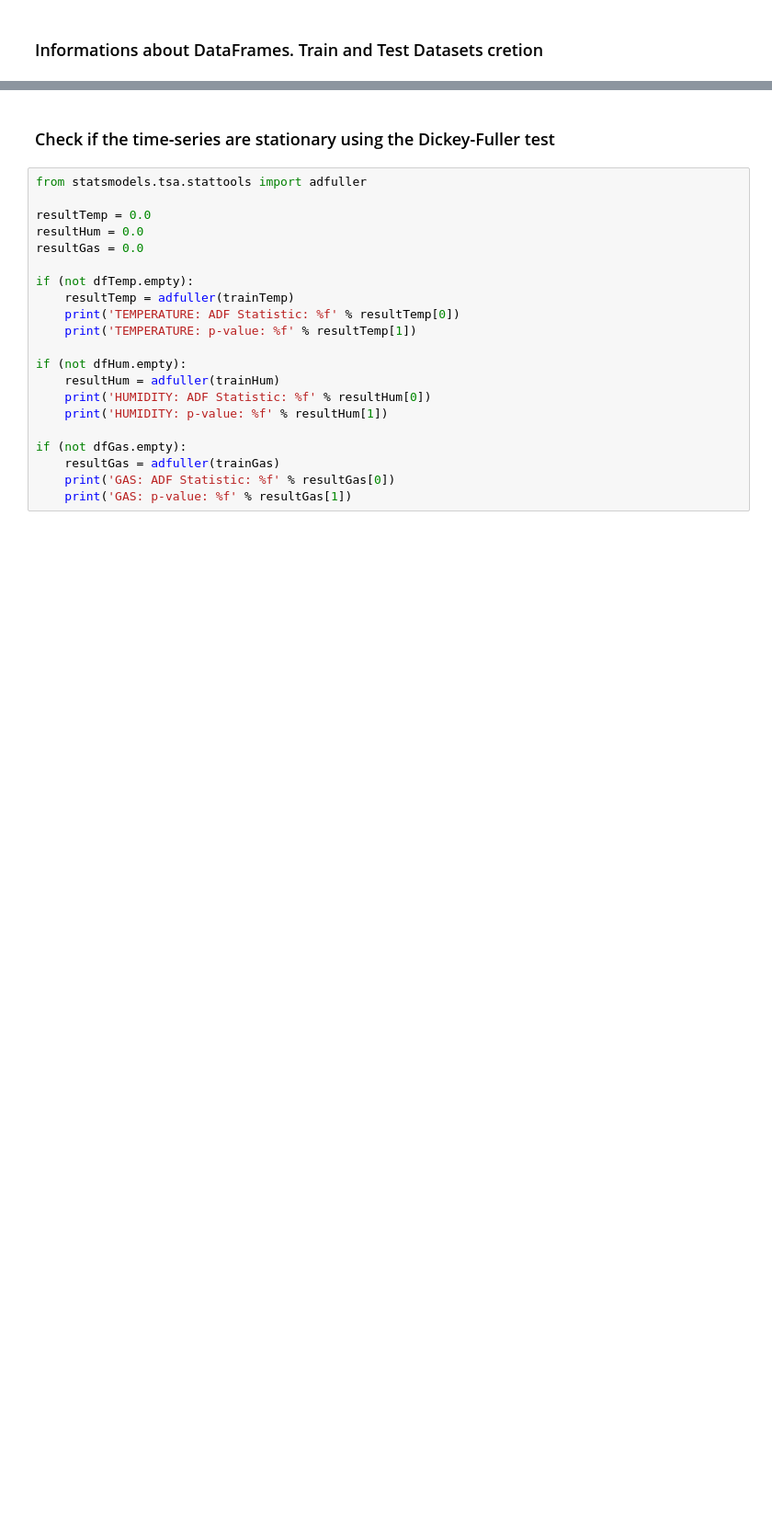
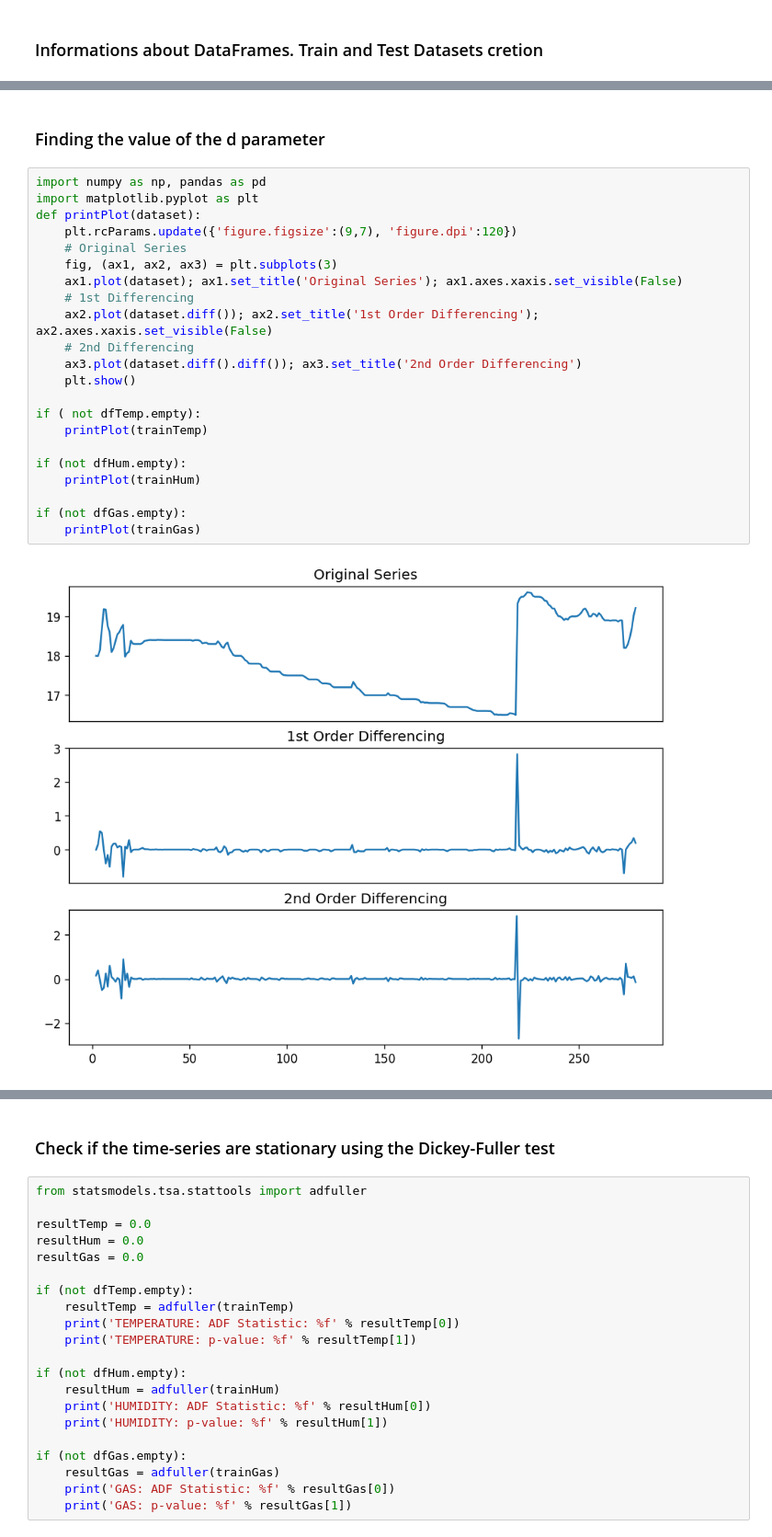
Before and after one commit to andiub97/iot-project, a Jupyter notebook: forecasting/ARIMA_Forecast.ipynb, the cells around one changed output, grey strips where cells are left out. Shown at 92% size. Cells and saved outputs as stored; diff of their text form; blank space fills up the shorter version.

```diff
--- a/forecasting/ARIMA_Forecast.ipynb
+++ b/forecasting/ARIMA_Forecast.ipynb
@@ -176,0 +174,26 @@ y  885.068966
+# %% [markdown]
+### Finding the value of the d parameter
+# %%
+import numpy as np, pandas as pd
+import matplotlib.pyplot as plt
+def printPlot(dataset):
+    plt.rcParams.update({'figure.figsize':(9,7), 'figure.dpi':120})
+    # Original Series
+    fig, (ax1, ax2, ax3) = plt.subplots(3)
+    ax1.plot(dataset); ax1.set_title('Original Series'); ax1.axes.xaxis.set_visible(False)
+    # 1st Differencing
+    ax2.plot(dataset.diff()); ax2.set_title('1st Order Differencing'); ax2.axes.xaxis.set_visible(False)
+    # 2nd Differencing
+    ax3.plot(dataset.diff().diff()); ax3.set_title('2nd Order Differencing')
+    plt.show()
+
+if ( not dfTemp.empty):
+    printPlot(trainTemp)
+
+if (not dfHum.empty):
+    printPlot(trainHum)
+
+if (not dfGas.empty):
+    printPlot(trainGas)
+# %% [output]
+[figure, added]
```
Also changed, not shown: parts of 8 cells of this notebook.
